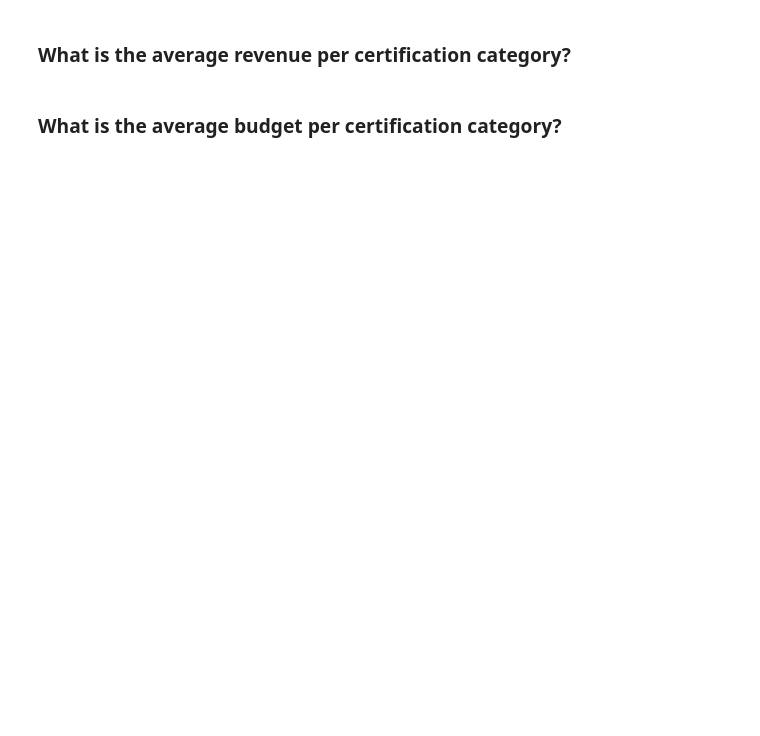
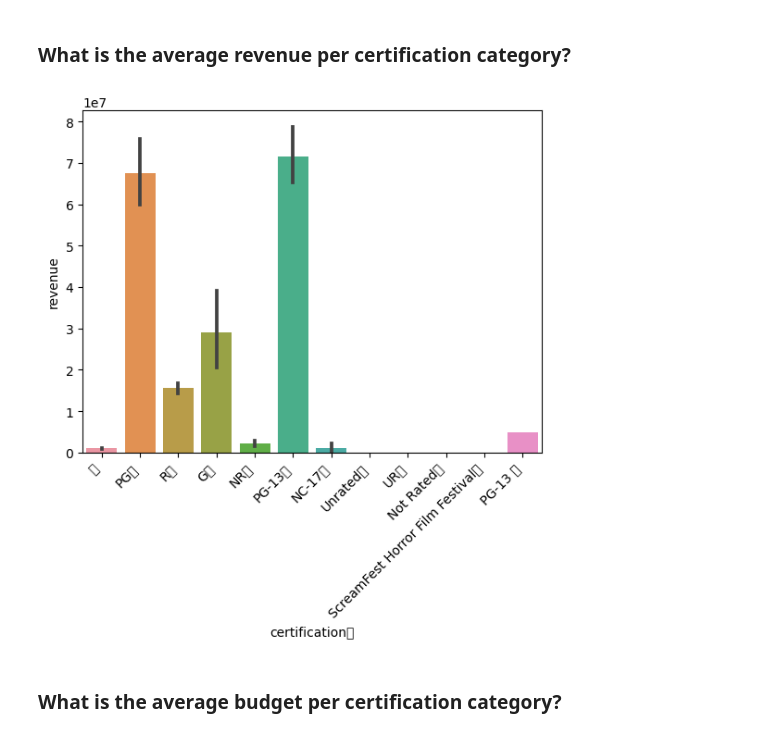
Before and after one commit to SpreeC/IMDB-Project, a Jupyter notebook: Part 3.ipynb, the cells around one changed output. Drawn from its saved outputs; the diff is of its cells as text; code cells hidden in the pictures; blank space fills up the shorter version.

```diff
--- a/Part 3.ipynb
+++ b/Part 3.ipynb
@@ -276,7 +327,10 @@ ax.set_xlabel("Certification Categories")
 ### What is the average revenue per certification category?
 # %%
 #Plot the average revenue of all certifications
-ax = sns.barplot(data=df, x='certification', y='revenue')
+ax = sns.barplot(data=df, x='certification\r', y='revenue')
+ax.set_xticklabels(ax.get_xticklabels(), rotation=45, ha='right');
+# %% [output]
+[figure, added]
 # %% [markdown]
 ### What is the average budget per certification category?
 # %%
```
Also changed, not shown: parts of 11 cells of this notebook, 7 other files.
